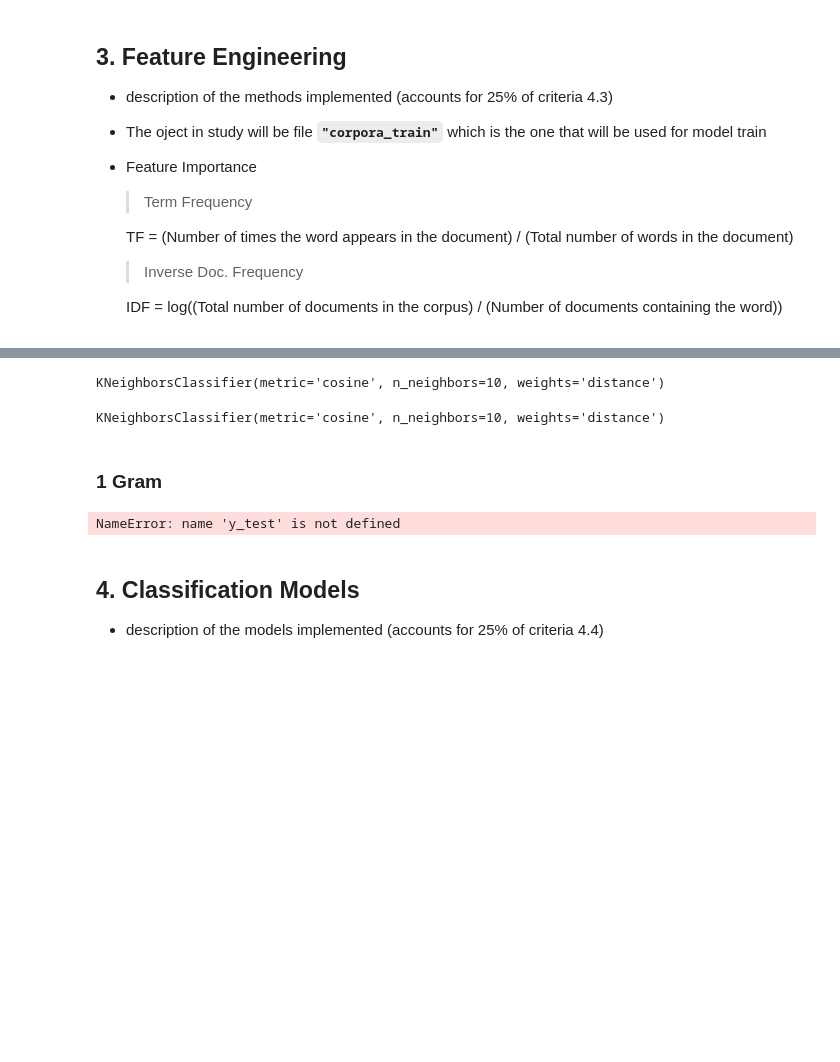
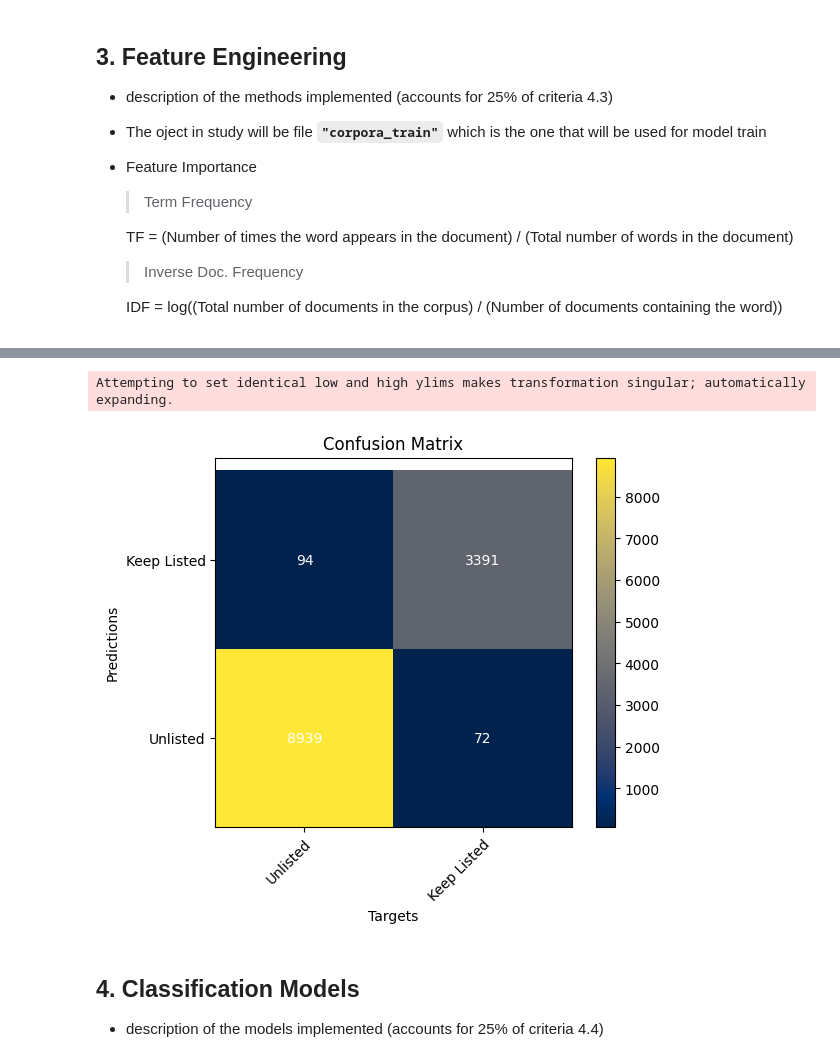
Before and after one commit to joaomalho/Text-Mining, a Jupyter notebook: Project_Text_Mining.ipynb, the cells around one changed output, grey strips where cells are left out. Drawn from its saved outputs; the diff is of its cells as text; code cells hidden in the pictures; blank space fills up the shorter version.

```diff
--- a/Project_Text_Mining.ipynb
+++ b/Project_Text_Mining.ipynb
@@ -424,3 +584,14 @@ X_word = word_tfidf.fit_transform(corpora_train["description_clean"])
 # N Gram
 ngram_tfidf = TfidfVectorizer(max_df=0.8, ngram_range=(1, 3))
 X_ngram = ngram_tfidf.fit_transform(corpora_train["description_clean"])
+
+## N Gram Classifier
+knn_ngram = KNeighborsClassifier(n_neighbors = 10, metric = 'cosine', weights = 'distance')
+knn_ngram.fit(X_ngram,y)
+
+X_test_ngram = ngram_tfidf.transform(corpora_train["description_clean"])
+y_pred_ngram = knn_ngram.predict(X_test_ngram)
+
+print(classification_report(y_pred_ngram, y, target_names = labels.keys()))
+
+confusion_matrix(y_pred_ngram, y)
@@ -427,14 +608,0 @@ X_ngram = ngram_tfidf.fit_transform(corpora_train["description_clean"])
-# %%
-## 1 Gram Classifier
-knn_model = KNeighborsClassifier(n_neighbors = 10, metric = 'cosine', weights = 'distance')
-knn_model.fit(X_word, y)
-# %% [output]
-KNeighborsClassifier(metric='cosine', n_neighbors=10, weights='distance')
-# %%
-## N Gram Classifier
-modelknn_ngram = KNeighborsClassifier(n_neighbors = 10, metric = 'cosine', weights = 'distance')
-modelknn_ngram.fit(X_ngram,y)
-# %% [output]
-KNeighborsClassifier(metric='cosine', n_neighbors=10, weights='distance')
-# %% [markdown]
-### 1 Gram
@@ -445,11 +609,8 @@ y_pred_word = knn_model.predict(X_test_word)
-# %%
-labels = {"Unlisted":1, "Keep Listed":0}
-print(classification_report(y_pred_word, y_test, target_names = labels.keys()))
-
-
-## Tem de ser a test
-# %% [output]
-NameError: name 'y_test' is not defined
+# %%
+plot_cm(confusion_matrix(y_pred_ngram, y), labels.keys())
+# %% [output]
+Attempting to set identical low and high ylims makes transformation singular; automatically expanding.
+[figure, added]
 # %% [markdown]
 ## 4. Classification Models
 * description of the models implemented (accounts for 25% of criteria 4.4)
```
Also changed, not shown: parts of 26 cells of this notebook.
